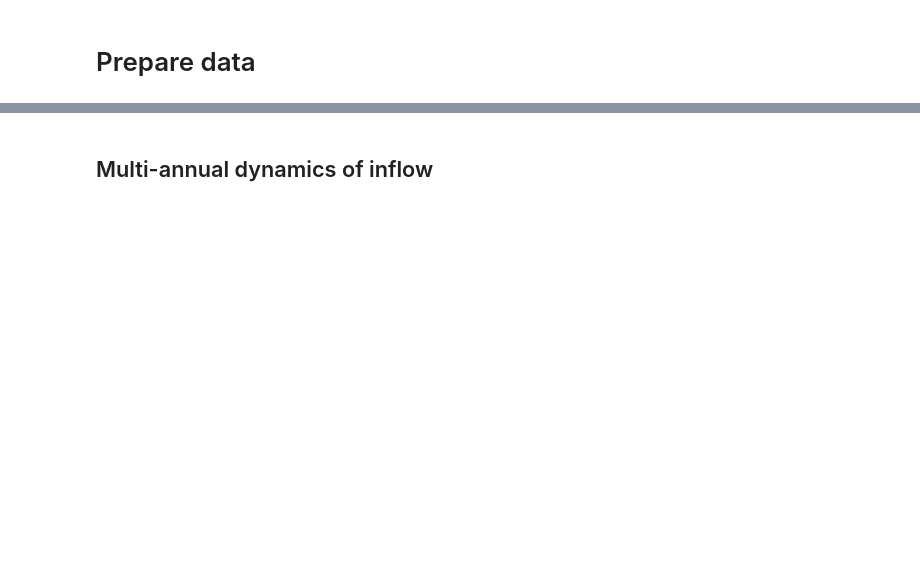
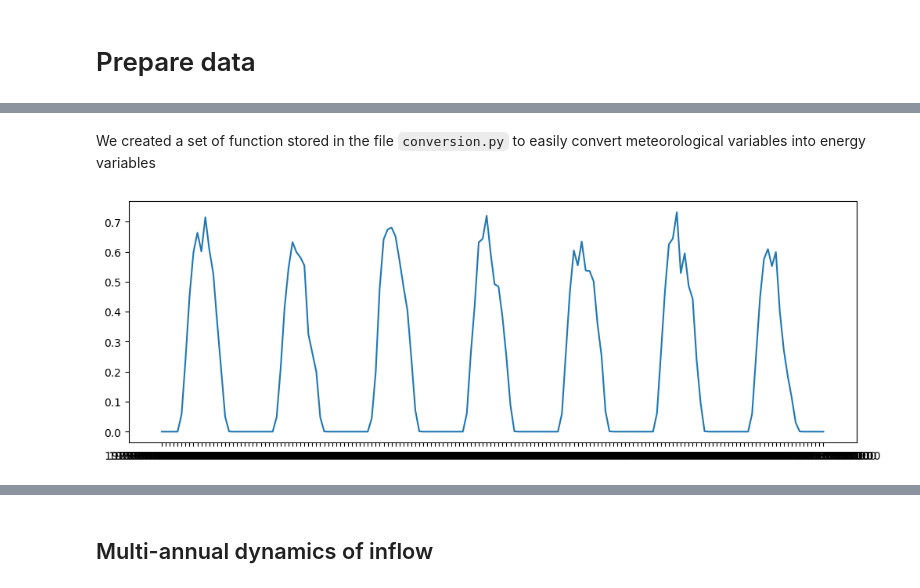
Before and after one commit to matteodefelice/energy-climate-cookbook, a Jupyter notebook: notebooks/2026.micro_grid_hydro.ipynb, the cells around one changed output, grey strips where cells are left out. Cells and saved outputs as stored; diff of their text form; code cells hidden in the pictures; blank space fills up the shorter version.

```diff
--- a/notebooks/2026.micro_grid_hydro.ipynb
+++ b/notebooks/2026.micro_grid_hydro.ipynb
@@ -43,3 +33,5 @@ inputs_full_df["tas"] = T_mean
+# %% [markdown]
+We created a set of function stored in the file `conversion.py` to easily convert meteorological variables into energy variables
 # %%
 import conversion
 # %%
@@ -50 +43,7 @@ solar_cf = conversion.pv_capacity_factor(
+# %%
+fig = plt.figure(figsize=(12, 4))
+plt.plot(inputs_full_df["solar"][0:168])
+plt.show()
+# %% [output]
+[figure, added]
 # %%
```
Also changed, not shown: parts of 15 cells of this notebook, 1 other file.
